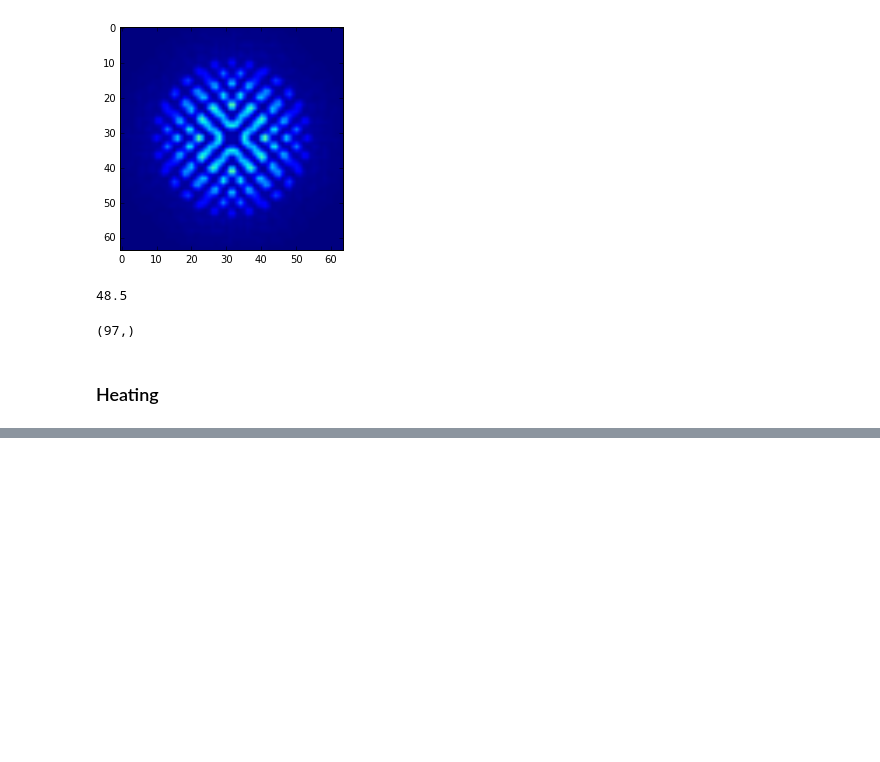
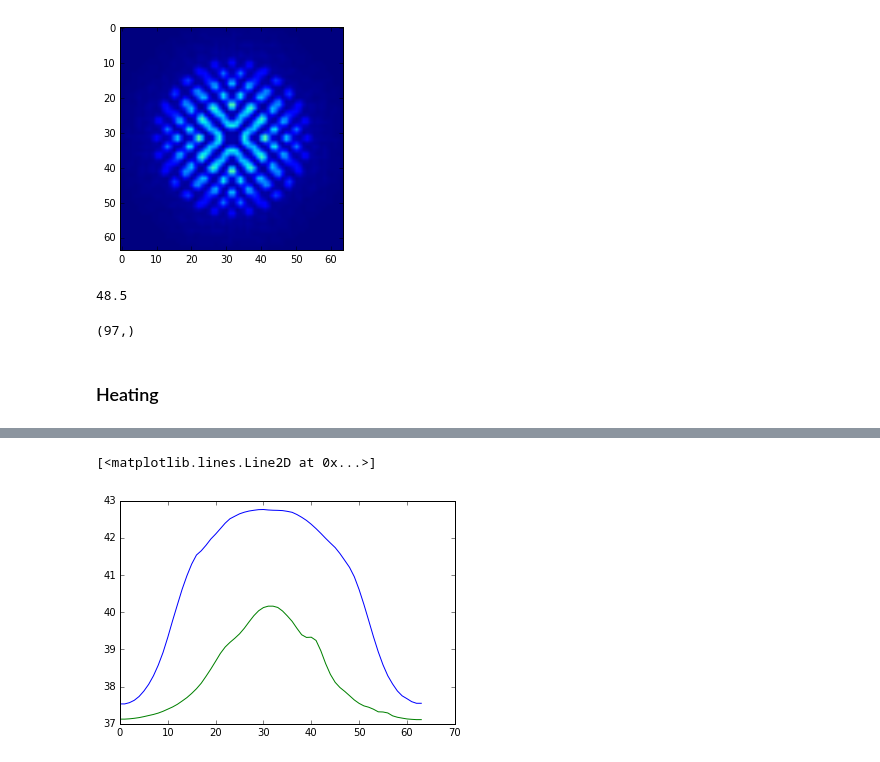
Before and after one commit to vlchaplin/fus_thermalmodelling, a Jupyter notebook: Trajectories_Kohler.ipynb, the cells around one changed output, grey strips where cells are left out. Saved outputs shown, nothing was run; the diff lists cells and outputs as text; code cells hidden in the pictures; blank space fills up the shorter version.

```diff
--- a/Trajectories_Kohler.ipynb
+++ b/Trajectories_Kohler.ipynb
@@ -235,0 +327,6 @@ heating(times, I1precomputed, CEM0, T0=T[0], alpha=2.0, PBdict=dict(verbose=Fals
+# %%
+plt.plot(T[0][:,yci,focplaneZpix])
+plt.plot(T[0][:,yci+20,focplaneZpix])
+# %% [output]
+[<matplotlib.lines.Line2D at 0x...>]
+[figure, added]
```
Also changed, not shown: parts of 29 cells of this notebook, 1 other file.
